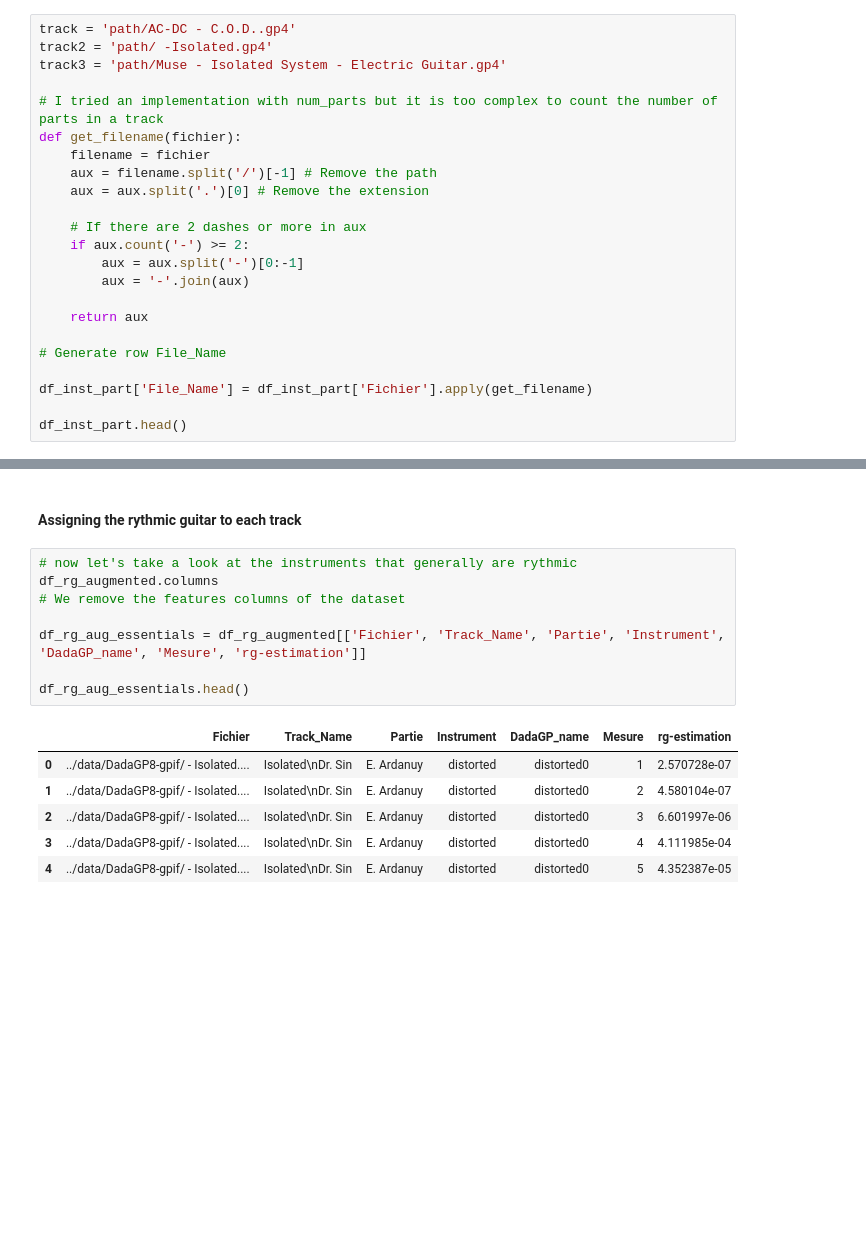
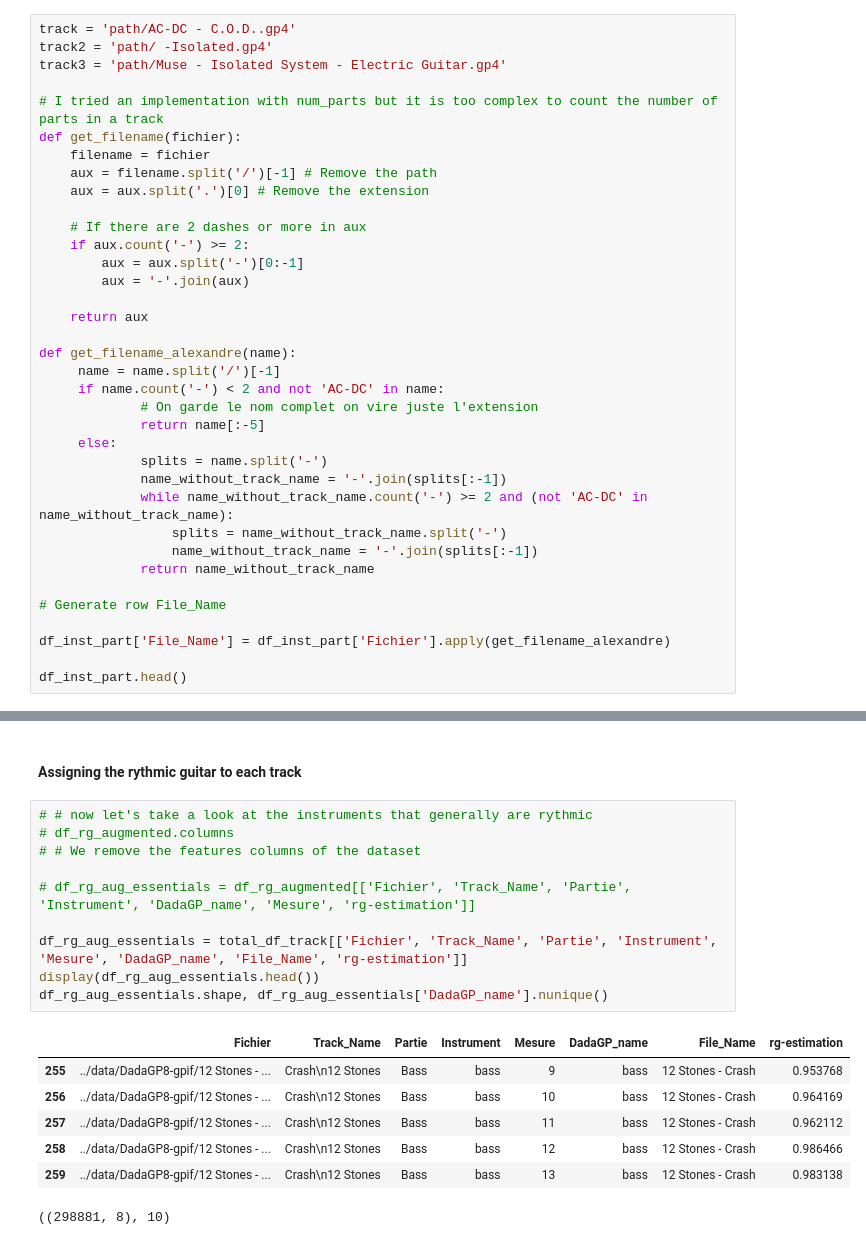
Before and after one commit to OlitHub/guitar-tab-gen, a Jupyter notebook: src/dadagp_sep_file_gen.ipynb, the cells around one changed output, grey strips where cells are left out. Saved outputs shown, nothing was run; the diff lists cells and outputs as text; blank space fills up the shorter version.

```diff
--- a/src/dadagp_sep_file_gen.ipynb
+++ b/src/dadagp_sep_file_gen.ipynb
@@ -193,9 +187,22 @@ def get_filename(fichier):
 
     return aux
 
+def get_filename_alexandre(name):
+     name = name.split('/')[-1]
+     if name.count('-') < 2 and not 'AC-DC' in name:
+             # On garde le nom complet on vire juste l'extension
+             return name[:-5]
+     else:
+             splits = name.split('-')
+             name_without_track_name = '-'.join(splits[:-1])
+             while name_without_track_name.count('-') >= 2 and (not 'AC-DC' in name_without_track_name):
+                 splits = name_without_track_name.split('-')
+                 name_without_track_name = '-'.join(splits[:-1])
+             return name_without_track_name
+
 # Generate row File_Name
 
-df_inst_part['File_Name'] = df_inst_part['Fichier'].apply(get_filename)
+df_inst_part['File_Name'] = df_inst_part['Fichier'].apply(get_filename_alexandre)
 
 df_inst_part.head()
 # %% [output]
@@ -436,20 +567,23 @@ df_rg_cleaned_aug[df_rg_cleaned_aug['Author'] == 'AC']
 # %% [markdown]
 #### Assigning the rythmic guitar to each track
 # %%
-# now let's take a look at the instruments that generally are rythmic
-df_rg_augmented.columns
-# We remove the features columns of the dataset
+# # now let's take a look at the instruments that generally are rythmic
+# df_rg_augmented.columns
+# # We remove the features columns of the dataset
 
-df_rg_aug_essentials = df_rg_augmented[['Fichier', 'Track_Name', 'Partie', 'Instrument', 'DadaGP_name', 'Mesure', 'rg-estimation']]
+# df_rg_aug_essentials = df_rg_augmented[['Fichier', 'Track_Name', 'Partie', 'Instrument', 'DadaGP_name', 'Mesure', 'rg-estimation']]
 
-df_rg_aug_essentials.head()
+df_rg_aug_essentials = total_df_track[['Fichier', 'Track_Name', 'Partie', 'Instrument', 'Mesure', 'DadaGP_name', 'File_Name', 'rg-estimation']]
+display(df_rg_aug_essentials.head())
+df_rg_aug_essentials.shape, df_rg_aug_essentials['DadaGP_name'].nunique()
 # %% [output]
-|  | Fichier | Track_Name | Partie | Instrument | DadaGP_name | Mesure | rg-estimation |
-| 0 | ../data/DadaGP8-gpif/ - Isolated.... | Isolated\nDr. Sin | E. Ardanuy | distorted | distorted0 | 1 | 2.570728e-07 |
-| 1 | ../data/DadaGP8-gpif/ - Isolated.... | Isolated\nDr. Sin | E. Ardanuy | distorted | distorted0 | 2 | 4.580104e-07 |
-| 2 | ../data/DadaGP8-gpif/ - Isolated.... | Isolated\nDr. Sin | E. Ardanuy | distorted | distorted0 | 3 | 6.601997e-06 |
-| 3 | ../data/DadaGP8-gpif/ - Isolated.... | Isolated\nDr. Sin | E. Ardanuy | distorted | distorted0 | 4 | 4.111985e-04 |
-| 4 | ../data/DadaGP8-gpif/ - Isolated.... | Isolated\nDr. Sin | E. Ardanuy | distorted | distorted0 | 5 | 4.352387e-05 |
+|  | Fichier | Track_Name | Partie | Instrument | Mesure | DadaGP_name | File_Name | rg-estimation |
+| 255 | ../data/DadaGP8-gpif/12 Stones - ... | Crash\n12 Stones | Bass | bass | 9 | bass | 12 Stones - Crash | 0.953768 |
+| 256 | ../data/DadaGP8-gpif/12 Stones - ... | Crash\n12 Stones | Bass | bass | 10 | bass | 12 Stones - Crash | 0.964169 |
+| 257 | ../data/DadaGP8-gpif/12 Stones - ... | Crash\n12 Stones | Bass | bass | 11 | bass | 12 Stones - Crash | 0.962112 |
+| 258 | ../data/DadaGP8-gpif/12 Stones - ... | Crash\n12 Stones | Bass | bass | 12 | bass | 12 Stones - Crash | 0.986466 |
+| 259 | ../data/DadaGP8-gpif/12 Stones - ... | Crash\n12 Stones | Bass | bass | 13 | bass | 12 Stones - Crash | 0.983138 |
+((298881, 8), 10)
 # %%
 # Now let's loop again on the tracks and take a look at what instruments are generally rythmic
 
```
Also changed, not shown: parts of 19 cells of this notebook, 1 other file.
